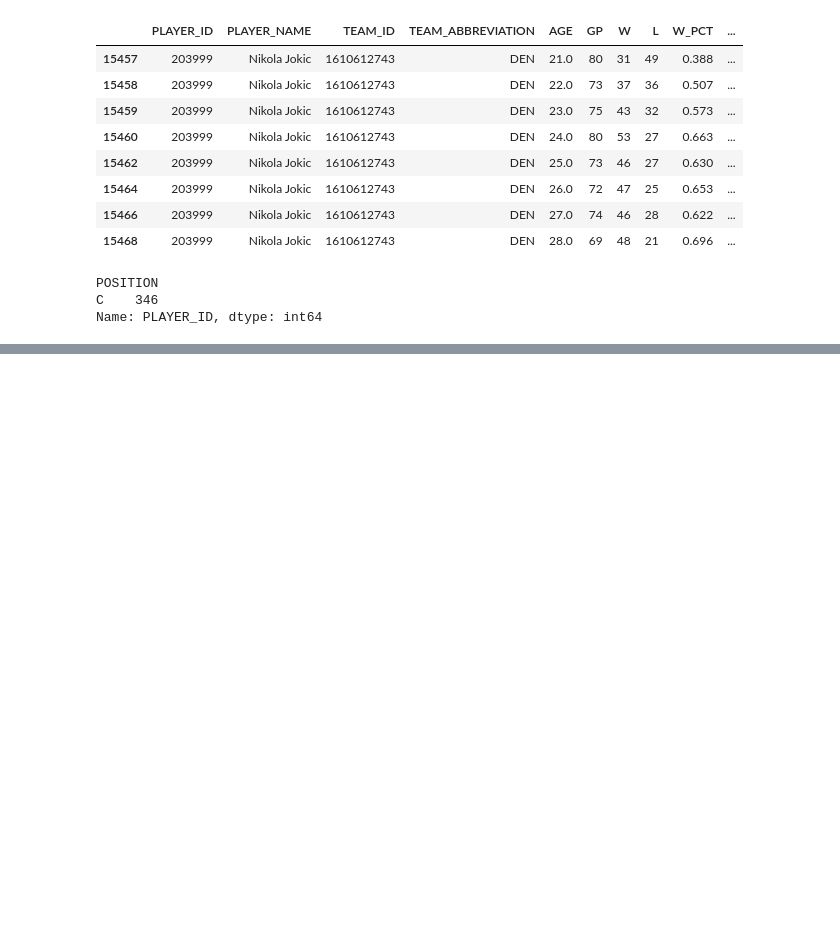
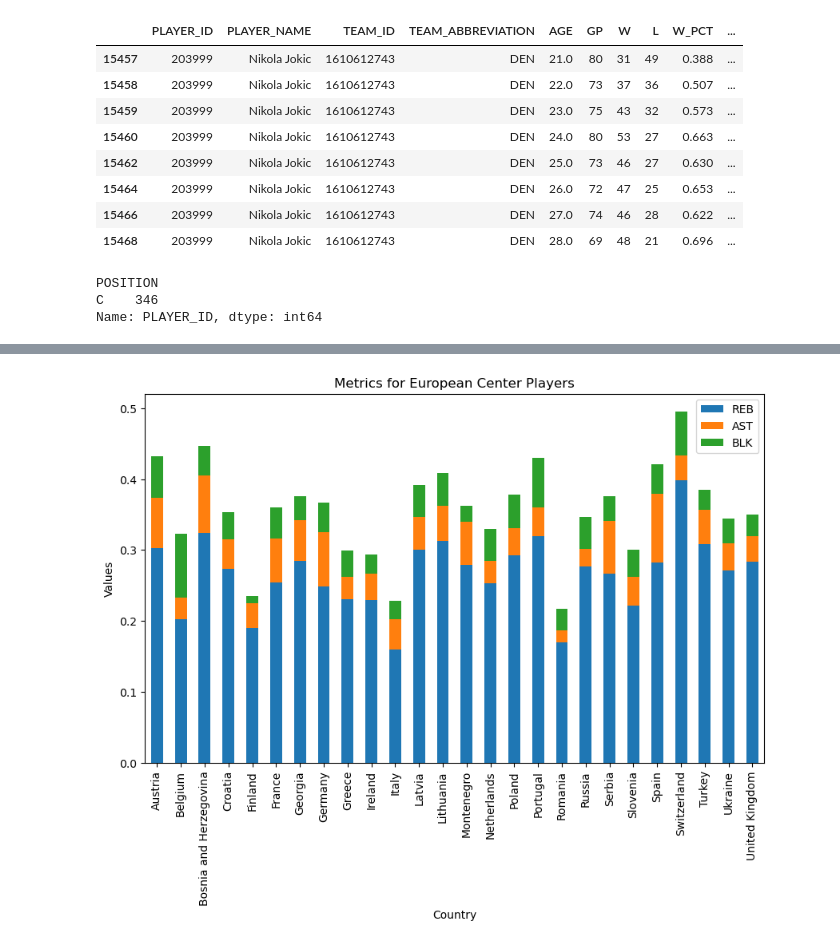
Before and after one commit to NEAT-Scouting-Data-Analytics/NEAT-Scouting-Data-Analytics, a Jupyter notebook: EDA_permin_C_regular.ipynb, the cells around one changed output, grey strips where cells are left out. Drawn from its saved outputs; the diff is of its cells as text; code cells hidden in the pictures; blank space fills up the shorter version.

```diff
--- a/EDA_permin_C_regular.ipynb
+++ b/EDA_permin_C_regular.ipynb
@@ -136,0 +190,28 @@ alt_row
+# %%
+import pandas as pd
+import matplotlib.pyplot as plt
+
+# Calculate mean % for three points made for Europeans:
+avg_REB_europe = europe_C_regular.groupby('COUNTRY')['REB'].mean().reset_index()
+avg_AST_europe = europe_C_regular.groupby('COUNTRY')['AST'].mean().reset_index()
+avg_BLK_europe = europe_C_regular.groupby('COUNTRY')['BLK'].mean().reset_index()
+
+# Merge the three DataFrames
+merged_df = pd.merge(avg_REB_europe, avg_AST_europe, on='COUNTRY')
+merged_df = pd.merge(merged_df, avg_BLK_europe, on='COUNTRY')
+
+# Set 'COUNTRY' as index
+merged_df.set_index('COUNTRY', inplace=True)
+
+# Plot
+merged_df.plot(kind='bar', stacked=True, figsize=(10, 6))
+
+# Add labels and title
+plt.xlabel('Country')
+plt.ylabel('Values')
+plt.title('Metrics for European Center Players')
+
+# Show plot
+plt.show()
+# %% [output]
+[figure, added]
```
Also changed, not shown: parts of 5 cells of this notebook, 5 other files.
